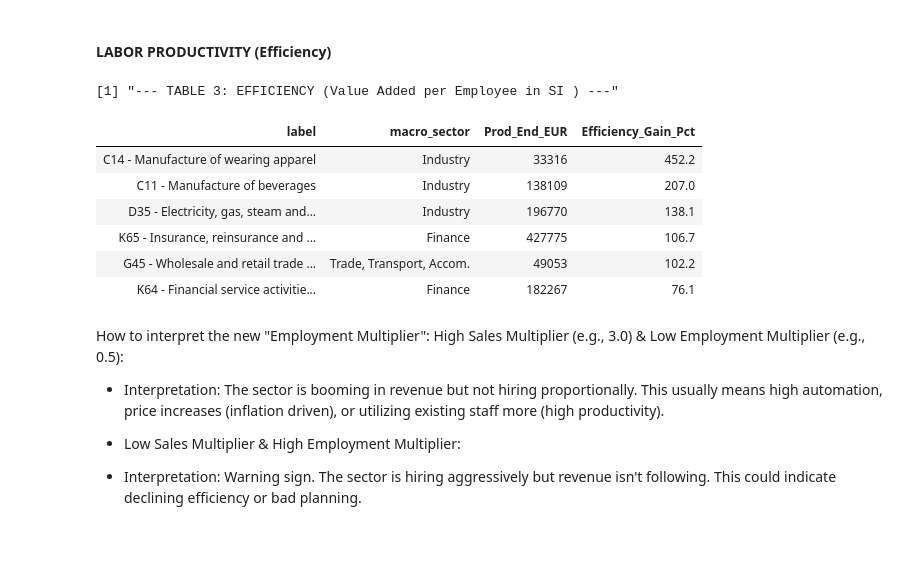
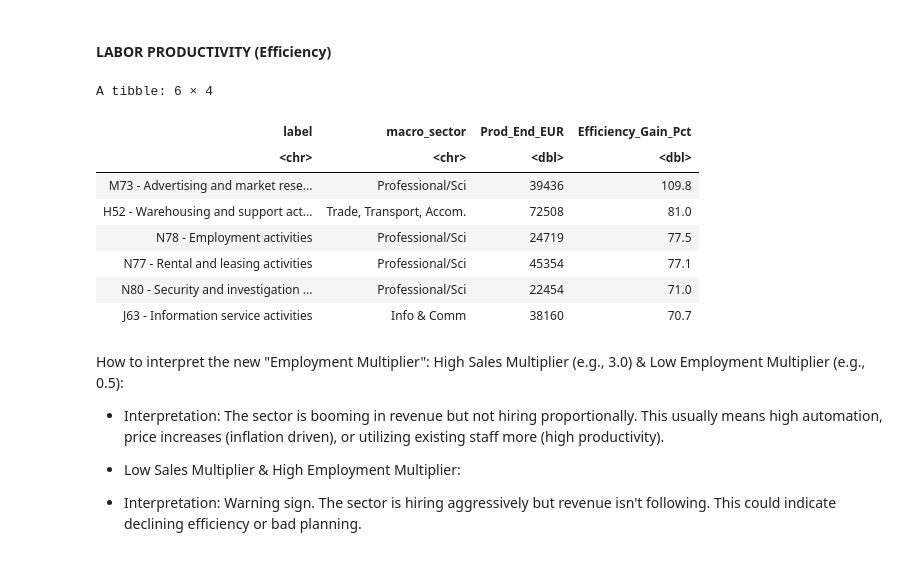
Before and after one commit to urosgodnov/juypterNotebooks, a Jupyter notebook: 2026/Industries.ipynb, the cells around one changed output. Saved outputs shown, nothing was run; the diff lists cells and outputs as text; code cells hidden in the pictures.

```diff
--- a/2026/Industries.ipynb
+++ b/2026/Industries.ipynb
@@ -482,29 +491,37 @@ table_growth %>%
 #### LABOR PRODUCTIVITY (Efficiency)
 # %%
 table_productivity <- df_final %>%
-  filter(data_level == "Level 2", geo == target_country) %>%
+  filter(geo == target_country) %>%             # drop data_level filter
+  # ensure chronological order inside each sector
+  arrange(label, macro_sector, year) %>%        # use `time` if you don't have `year`
+  # drop bad rows before computing productivity
+  filter(!is.na(AV_MEUR), !is.na(EMP_NR), EMP_NR > 0) %>%
   mutate(
-    Prod_EUR = (AV_MEUR * 1000000) / EMP_NR
+    # AV_MEUR is in million EUR → convert to EUR per worker
+    Prod_EUR = (AV_MEUR * 1e6) / EMP_NR
   ) %>%
   group_by(label, macro_sector) %>%
   summarise(
-    Prod_Start_EUR = round(first(Prod_EUR), 0),
-    Prod_End_EUR   = round(last(Prod_EUR), 0),
+    Prod_Start_EUR      = round(first(Prod_EUR), 0),
+    Prod_End_EUR        = round(last(Prod_EUR), 0),
     Efficiency_Gain_Pct = round((last(Prod_EUR) / first(Prod_EUR) - 1) * 100, 1),
     .groups = "drop"
   ) %>%
   filter(!is.na(Efficiency_Gain_Pct)) %>%
   arrange(desc(Efficiency_Gain_Pct)) %>%
   select(label, macro_sector, Prod_End_EUR, Efficiency_Gain_Pct)
+
+table_productivity %>% head()
 # %% [output]
-[1] "--- TABLE 3: EFFICIENCY (Value Added per Employee in SI ) ---"
+A tibble: 6 × 4
 | label | macro_sector | Prod_End_EUR | Efficiency_Gain_Pct |
-| C14 - Manufacture of wearing apparel | Industry | 33316 | 452.2 |
-| C11 - Manufacture of beverages | Industry | 138109 | 207.0 |
-| D35 - Electricity, gas, steam and... | Industry | 196770 | 138.1 |
-| K65 - Insurance, reinsurance and ... | Finance | 427775 | 106.7 |
-| G45 - Wholesale and retail trade ... | Trade, Transport, Accom. | 49053 | 102.2 |
-| K64 - Financial service activitie... | Finance | 182267 | 76.1 |
+| <chr> | <chr> | <dbl> | <dbl> |
+| M73 - Advertising and market rese... | Professional/Sci | 39436 | 109.8 |
+| H52 - Warehousing and support act... | Trade, Transport, Accom. | 72508 | 81.0 |
+| N78 - Employment activities | Professional/Sci | 24719 | 77.5 |
+| N77 - Rental and leasing activities | Professional/Sci | 45354 | 77.1 |
+| N80 - Security and investigation ... | Professional/Sci | 22454 | 71.0 |
+| J63 - Information service activities | Info & Comm | 38160 | 70.7 |
 # %% [markdown]
 How to interpret the new "Employment Multiplier":
 High Sales Multiplier (e.g., 3.0) & Low Employment Multiplier (e.g., 0.5):
```
Also changed, not shown: parts of 5 cells of this notebook.
